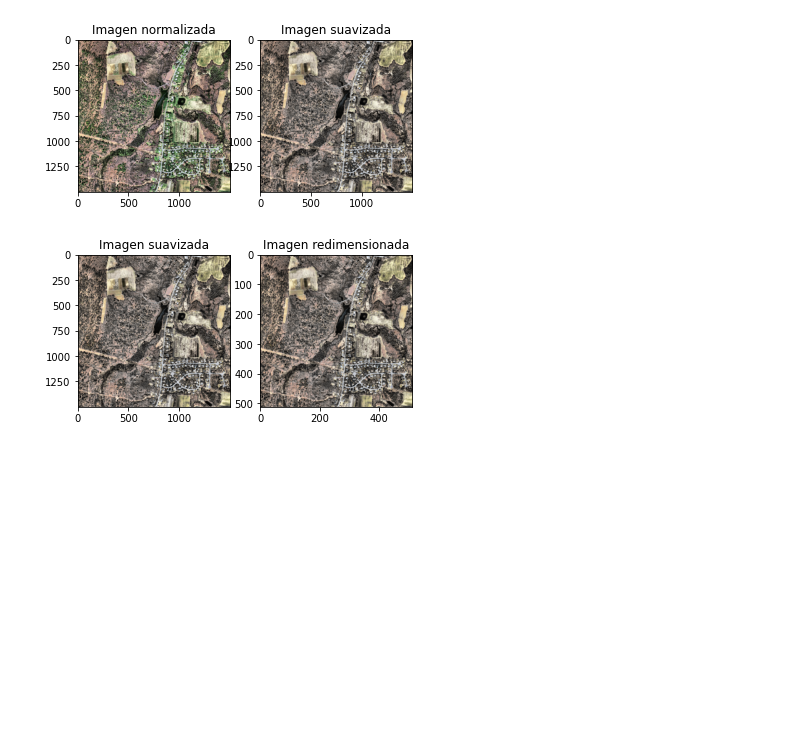
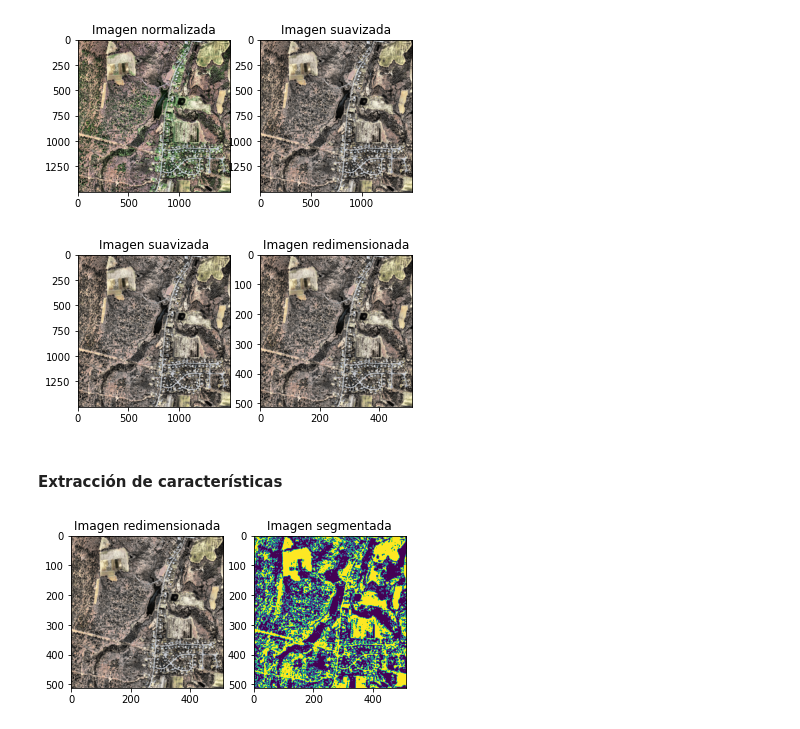
Before and after one commit to borjasoutoprego/PIVA, a Jupyter notebook: p2/p2.ipynb, the cells around one changed output. Drawn from its saved outputs; the diff is of its cells as text; code cells hidden in the pictures; blank space fills up the shorter version.

```diff
--- a/p2/p2.ipynb
+++ b/p2/p2.ipynb
@@ -75,3 +75,27 @@ ax2.set_title('Imagen redimensionada')
 plt.show()
 # %% [output]
 [figure]
+# %% [markdown]
+#### Extracción de características
+# %%
+# Segmentación de color de las imágenes
+from skimage.color import rgb2hsv
+from skimage.filters import threshold_otsu
+
+segmented_data = []
+for img in resized_data:
+    hsv_img = rgb2hsv(img)
+    v = hsv_img[:, :, 2]
+    thresh = threshold_otsu(v)
+    binary = v > thresh
+    segmented_data.append(binary)
+
+# Visualización de una imagen segmentada
+fig, (ax1, ax2) = plt.subplots(1, 2)
+ax1.imshow(resized_data[0])
+ax1.set_title('Imagen redimensionada')
+ax2.imshow(segmented_data[0])
+ax2.set_title('Imagen segmentada')
+plt.show()
+# %% [output]
+[figure, added]
```
Also changed, not shown: parts of 4 cells of this notebook.
